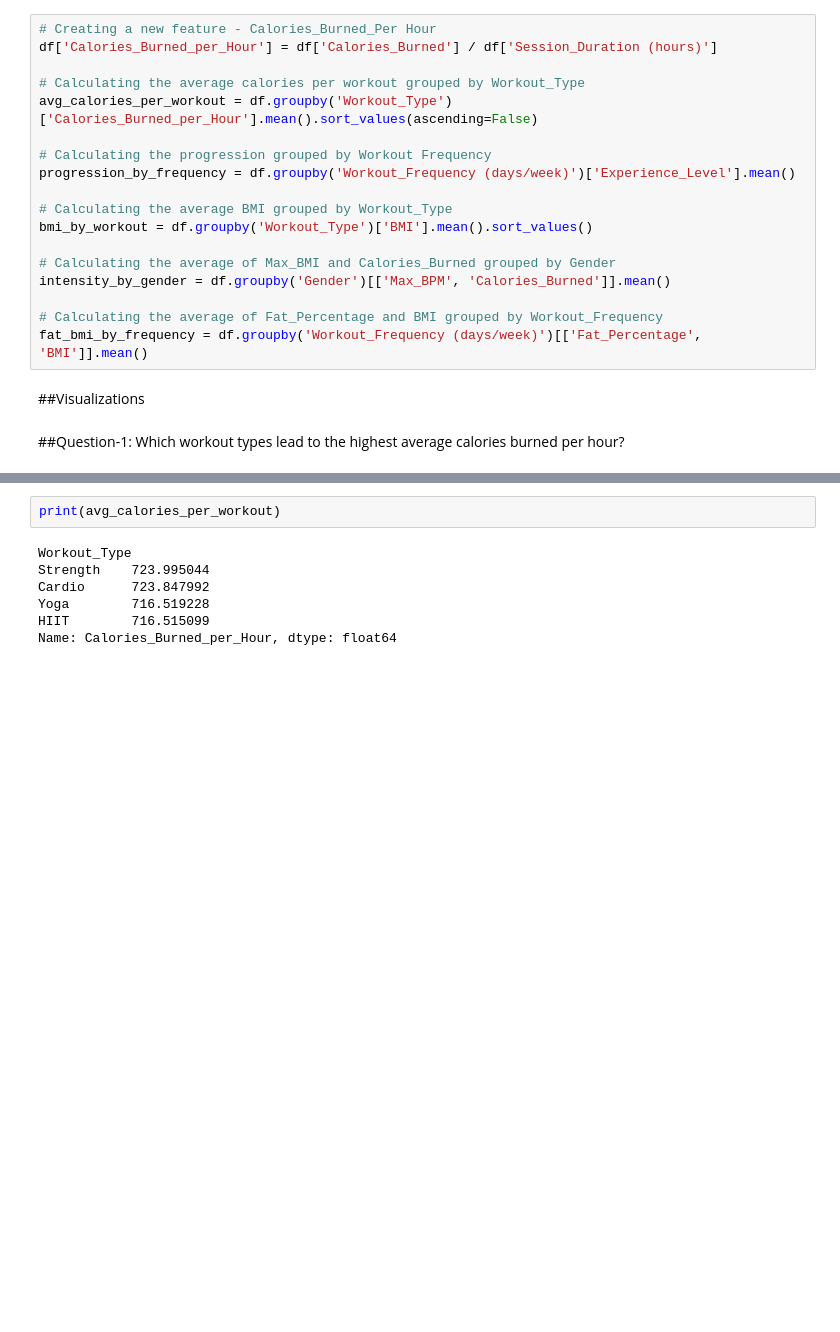
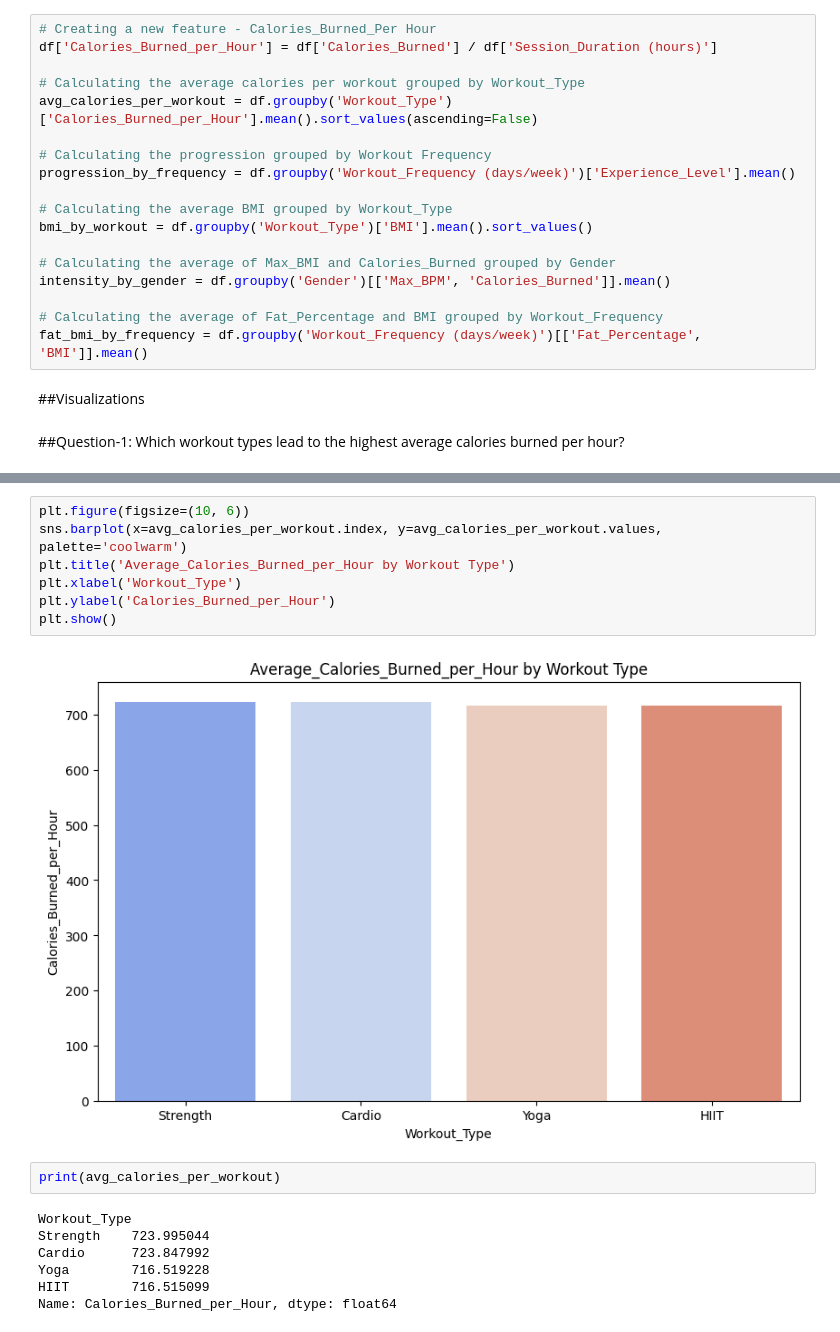
Before and after one commit to meetgoel/ML-Projects, a Jupyter notebook: data-analysis/Data_Analysis_on_Gym_Dataset.ipynb, the cells around one changed output, grey strips where cells are left out. Drawn from its saved outputs; the diff is of its cells as text; blank space fills up the shorter version.

```diff
--- a/data-analysis/Data_Analysis_on_Gym_Dataset.ipynb
+++ b/data-analysis/Data_Analysis_on_Gym_Dataset.ipynb
@@ -176,3 +158,12 @@ fig.show()
+# %%
+plt.figure(figsize=(10, 6))
+sns.barplot(x=avg_calories_per_workout.index, y=avg_calories_per_workout.values, palette='coolwarm')
+plt.title('Average_Calories_Burned_per_Hour by Workout Type')
+plt.xlabel('Workout_Type')
+plt.ylabel('Calories_Burned_per_Hour')
+plt.show()
+# %% [output]
+[figure, added]
 # %%
 print(avg_calories_per_workout)
 # %% [output]
```
Also changed, not shown: parts of 9 cells of this notebook.
